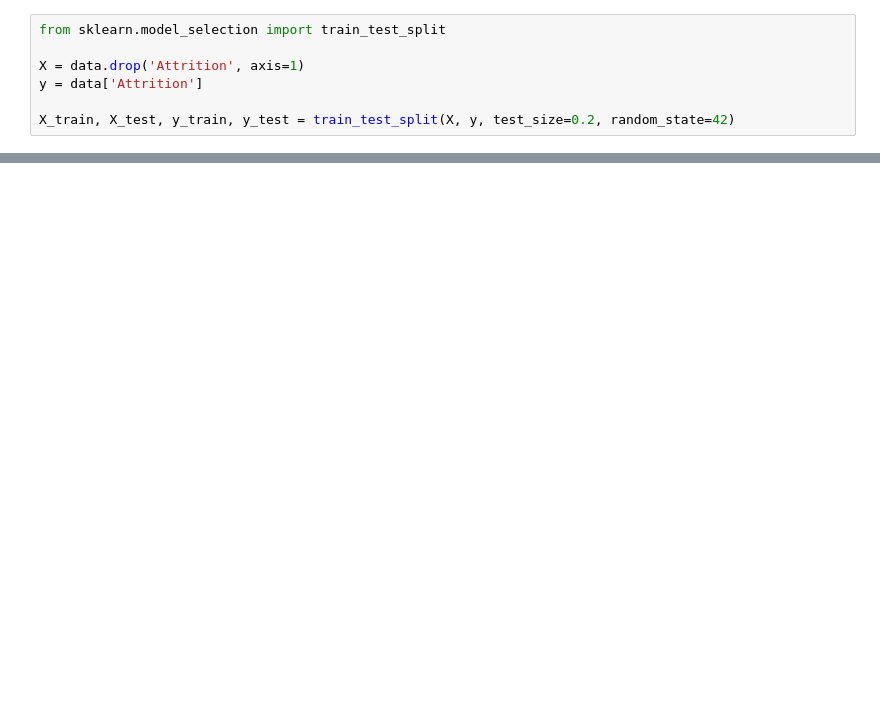
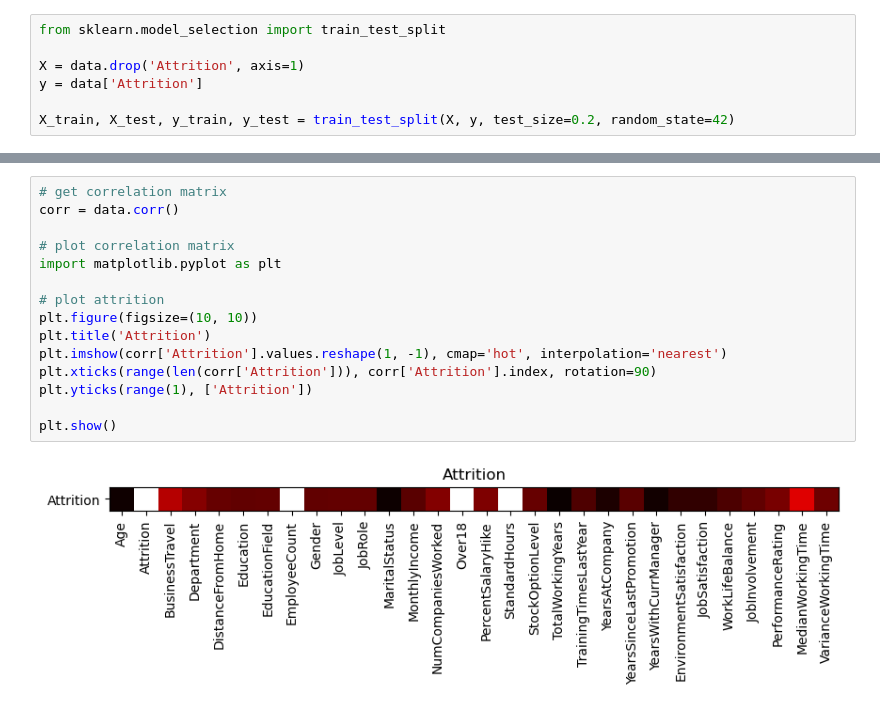
Before and after one commit to awPenda/Projet-IA, a Jupyter notebook: IA.ipynb, the cells around one changed output, grey strips where cells are left out. Drawn from its saved outputs; the diff is of its cells as text; blank space fills up the shorter version.

Commit message:
graph graph graph graph

```diff
--- a/IA.ipynb
+++ b/IA.ipynb
@@ -155,0 +192,17 @@ importances.head(10)
+# %%
+# get correlation matrix
+corr = data.corr()
+
+# plot correlation matrix
+import matplotlib.pyplot as plt
+
+# plot attrition
+plt.figure(figsize=(10, 10))
+plt.title('Attrition')
+plt.imshow(corr['Attrition'].values.reshape(1, -1), cmap='hot', interpolation='nearest')
+plt.xticks(range(len(corr['Attrition'])), corr['Attrition'].index, rotation=90)
+plt.yticks(range(1), ['Attrition'])
+
+plt.show()
+# %% [output]
+[figure, added]
```
Also changed, not shown: parts of 5 cells of this notebook.
